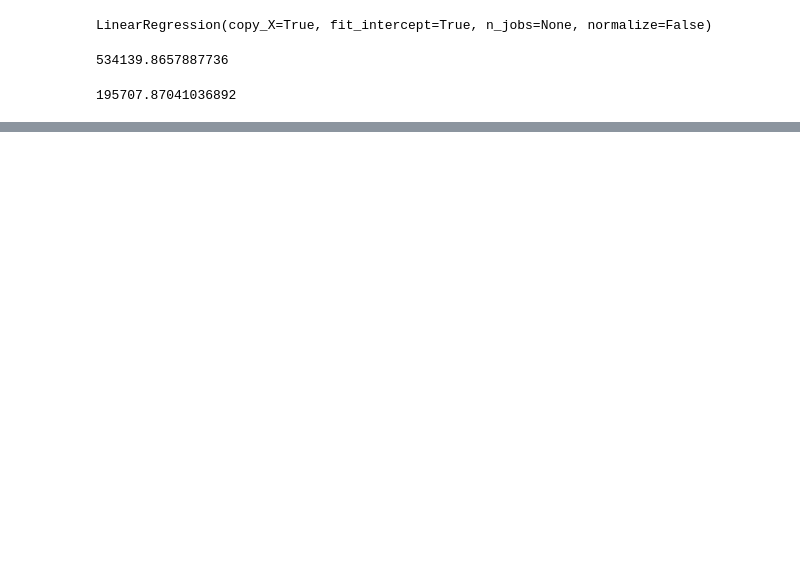
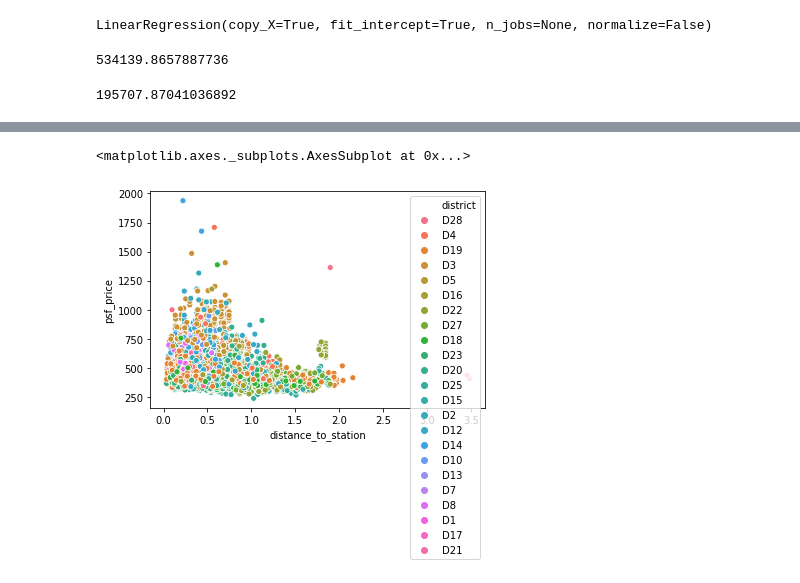
Before and after one commit to justinwyq/sg_property_prices, a Jupyter notebook: model/Property Price Analysis.ipynb, the cells around one changed output, grey strips where cells are left out. Cells and saved outputs as stored; diff of their text form; code cells hidden in the pictures; blank space fills up the shorter version.

```diff
--- a/model/Property Price Analysis.ipynb
+++ b/model/Property Price Analysis.ipynb
@@ -646,3 +917,8 @@ sns.residplot(x='bathrooms',y='price',data=hdb_model_df)
+# %%
+sns.scatterplot(x='distance_to_station',y='psf_price',data=hdb_df[(hdb_df.area>200)&(hdb_df.psf_price<2500)], hue='district')
+# %% [output]
+<matplotlib.axes._subplots.AxesSubplot at 0x...>
+[figure, added]
 # %%
 # print(__doc__)
 
```
Also changed, not shown: parts of 66 cells of this notebook, 5 other files.
